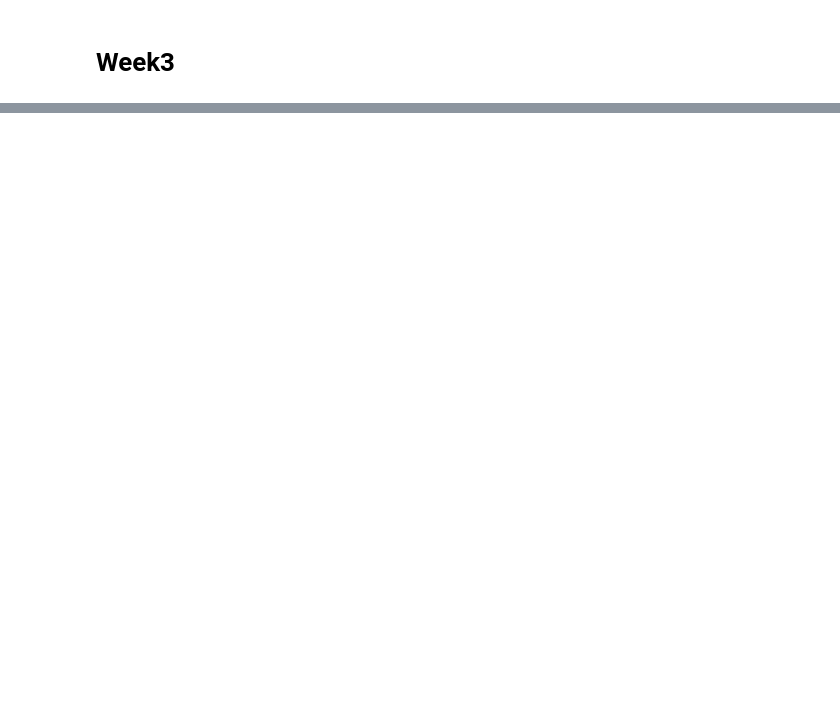
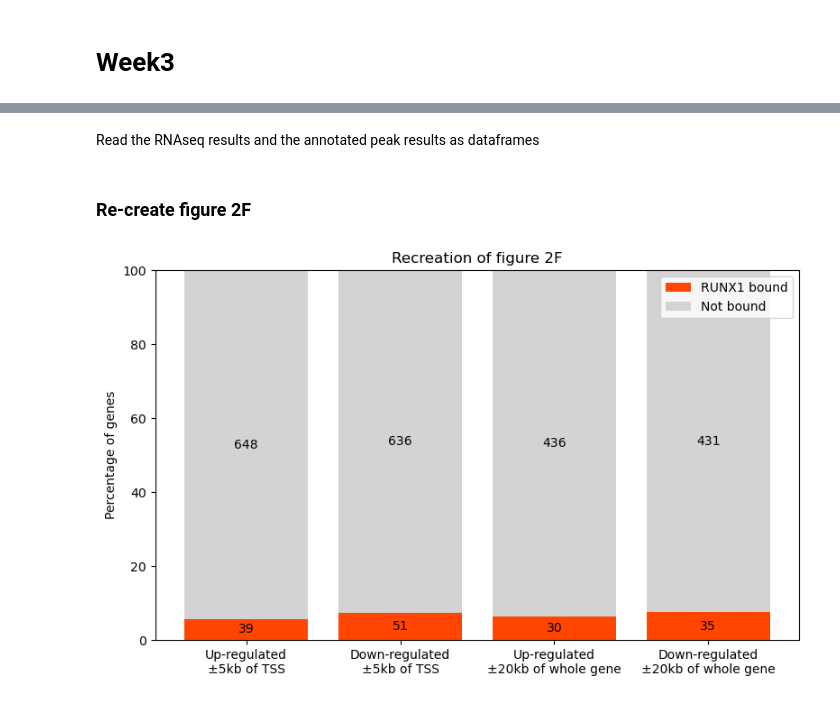
Before and after one commit to yukiito0914/chip_seq_analysis_pipeline, a Jupyter notebook: analysis_notebook.ipynb, the cells around one changed output, grey strips where cells are left out. Drawn from its saved outputs; the diff is of its cells as text; code cells hidden in the pictures; blank space fills up the shorter version.

```diff
--- a/analysis_notebook.ipynb
+++ b/analysis_notebook.ipynb
@@ -26,0 +59,79 @@ The motif analysis identified several highly enriched transcription factor bindi
+# %% [markdown]
+Read the RNAseq results and the annotated peak results as dataframes
+# %%
+# GEO RNA-seq results URL
+rna_seq_url = "https://ftp.ncbi.nlm.nih.gov/geo/series/GSE75nnn/GSE75070/suppl/GSE75070_MCF7_shRUNX1_shNS_RNAseq_log2_foldchange.txt.gz"
+
+# Download the data and read it into a pandas DataFrame
+response = requests.get(rna_seq_url)
+with gzip.open(BytesIO(response.content), 'rt') as f:
+    rna_seq_df = pd.read_csv(f, sep='\t', comment='!', low_memory=False)
+
+# Read the peak annotation file
+peak_path = "./results/peak_annotation.txt"
+peak_df = pd.read_csv(peak_path, sep="\t")
+# %% [markdown]
+### Re-create figure 2F
+# %%
+# Find significant differentially expressed genes
+deg_up   = rna_seq_df[(rna_seq_df['log2FoldChange'] > 1) & (rna_seq_df['padj'] < 0.01)].copy()
+deg_down = rna_seq_df[(rna_seq_df['log2FoldChange'] < -1) & (rna_seq_df['padj'] < 0.01)].copy()
+
+# Check if each peak exists in TSS ±5kb
+peak_df['within_5kb_TSS'] = peak_df['Distance to TSS'].abs() <= 5000
+
+# Merge DEG data with peak data
+peak_df = peak_df.rename(columns={"Gene Name": "genename"})
+up_merged   = pd.merge(deg_up, peak_df, on='genename', how='left')
+down_merged = pd.merge(deg_down, peak_df, on='genename', how='left')
+
+def count_bound_genes(df, region="tss"):
+    total_genes = df['genename'].nunique()
+    if region == "tss":
+        bound = df[df['within_5kb_TSS'] == True]['genename'].nunique()
+    elif region == "gene":
+        bound = df[df['Distance to TSS'].abs() <= 20000]['genename'].nunique()
+    else:
+        bound = 0
+    return bound, total_genes - bound
+
+plot_data = []
+
+for label, data in zip(["Up", "Down"], [up_merged, down_merged]):
+    tss_bound, tss_unbound = count_bound_genes(data, region="tss")
+    plot_data.append({'Condition': f"{label}-TSS", 'Bound': tss_bound, 'Not Bound': tss_unbound})
+
+    gene_bound, gene_unbound = count_bound_genes(data, region="gene")
+    plot_data.append({'Condition': f"{label}-Gene", 'Bound': gene_bound, 'Not Bound': gene_unbound})
+
+# Data preparation for plotting
+plot_df = pd.DataFrame(plot_data)
+plot_df['Total'] = plot_df['Bound'] + plot_df['Not Bound']
+plot_df['% Bound'] = plot_df['Bound'] / plot_df['Total'] * 100
+plot_df['% Not Bound'] = plot_df['Not Bound'] / plot_df['Total'] * 100
+
+# Plotting
+fig, ax = plt.subplots(figsize=(8, 5))
+
+# RUNX1 bound
+ax.bar(plot_df['Condition'], plot_df['% Bound'], color='orangered', label='RUNX1 bound')
+
+# Not bound
+ax.bar(plot_df['Condition'], plot_df['% Not Bound'], bottom=plot_df['% Bound'], color='lightgray', label='Not bound')
+
+# Centering labels
+for i, row in plot_df.iterrows():
+    ax.text(i, row['% Bound']/2, f"{row['Bound']}", ha='center', va='center', color='black', fontsize=10)
+    ax.text(i, row['% Bound'] + row['% Not Bound']/2, f"{row['Not Bound']}", ha='center', va='center', color='black', fontsize=10)
+
+ax.set_ylabel('Percentage of genes')
+ax.set_ylim(0, 100)
+ax.set_xticklabels(['Up-regulated\n±5kb of TSS', 'Down-regulated\n±5kb of TSS',
+                    'Up-regulated\n±20kb of whole gene', 'Down-regulated\n±20kb of whole gene'])
+ax.set_title('Recreation of figure 2F')
+ax.legend()
+
+plt.tight_layout()
+plt.show()
+# %% [output]
+[figure, added]
```
Also changed, not shown: parts of 41 cells of this notebook, 4 other files.
